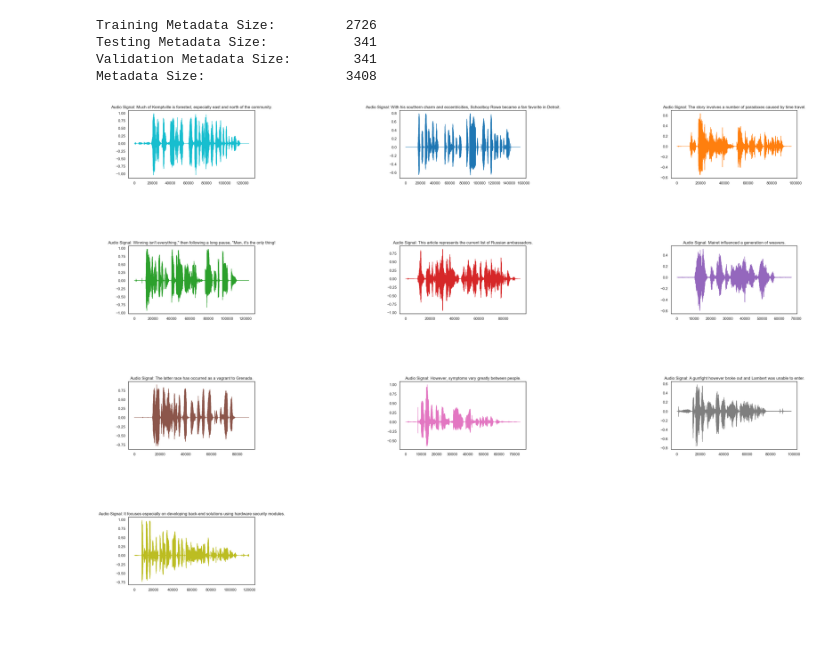
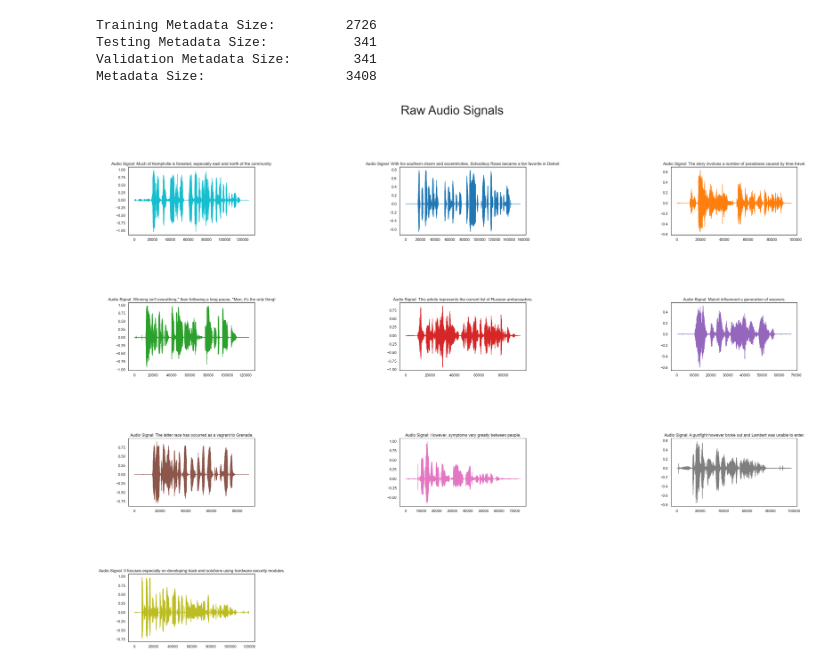
Before and after one commit to Coder-Harshit/AI-ML_workbook, a Jupyter notebook: AutomaticSpeechRecognition/main.ipynb, the cells around one changed output. Drawn from its saved outputs; the diff is of its cells as text; code cells hidden in the pictures; blank space fills up the shorter version.

```diff
--- a/AutomaticSpeechRecognition/main.ipynb
+++ b/AutomaticSpeechRecognition/main.ipynb
@@ -211,23 +211,25 @@ Metadata Size:                  3408
 # %%
 fig, axes = plt.subplots(nrows=4, ncols=3, figsize=(35, 25))
 axes = axes.flatten()  #for easy indexing
+fig.suptitle('Raw Audio Signals', fontsize=36)
+
 
 x = 0
 for audio_path, row in training_metadata.iterrows():
     transcript = row['sentence']
     audio = load_audio(dataset_path / 'en' / 'clips' / audio_path)
     axes[x].plot(audio, lw=1, color=next(color_cycle))
     axes[x].set_title(f"Audio Signal: {transcript}")
     x+=1
     if x%10==0:
         break
 
 
 # Hide any unused subplots
 for i in range(x, len(axes)):
     fig.delaxes(axes[i])
 
 # Adjust the spacing between subplots
 plt.subplots_adjust(hspace=1,wspace=1.15)
 # %% [output]
-[figure, old version]
+[figure, new version]
```
Also changed, not shown: parts of 1 cell of this notebook.
